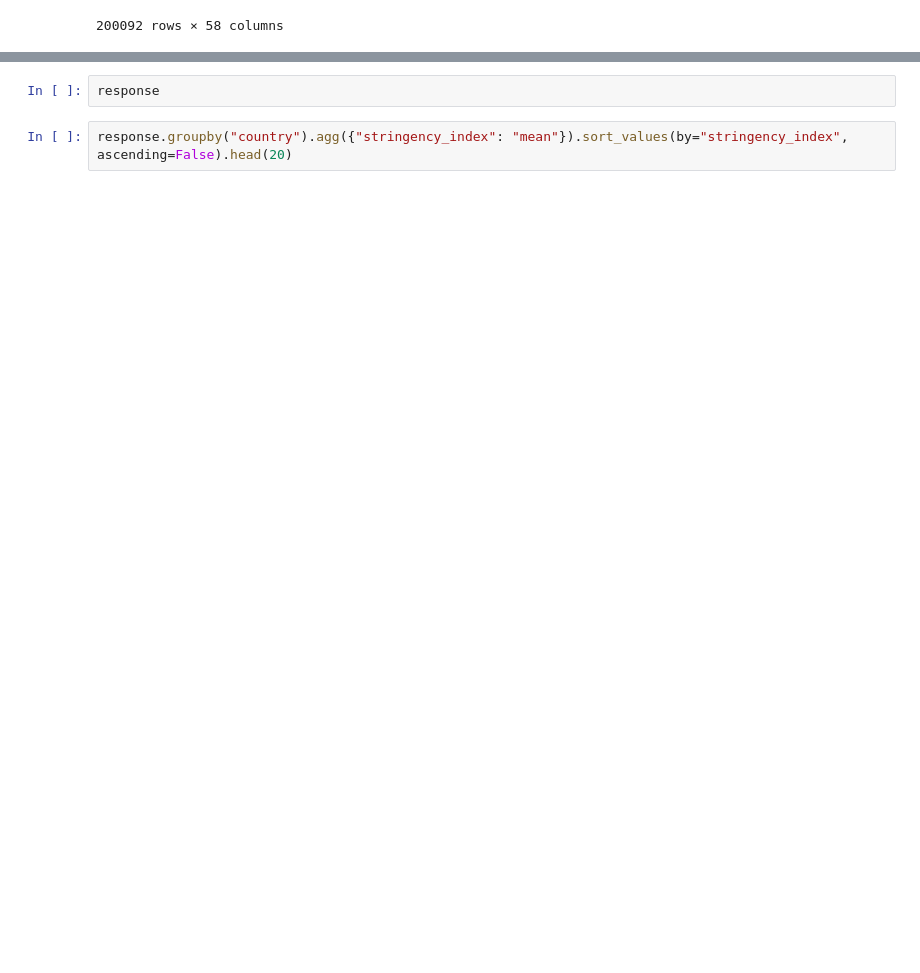
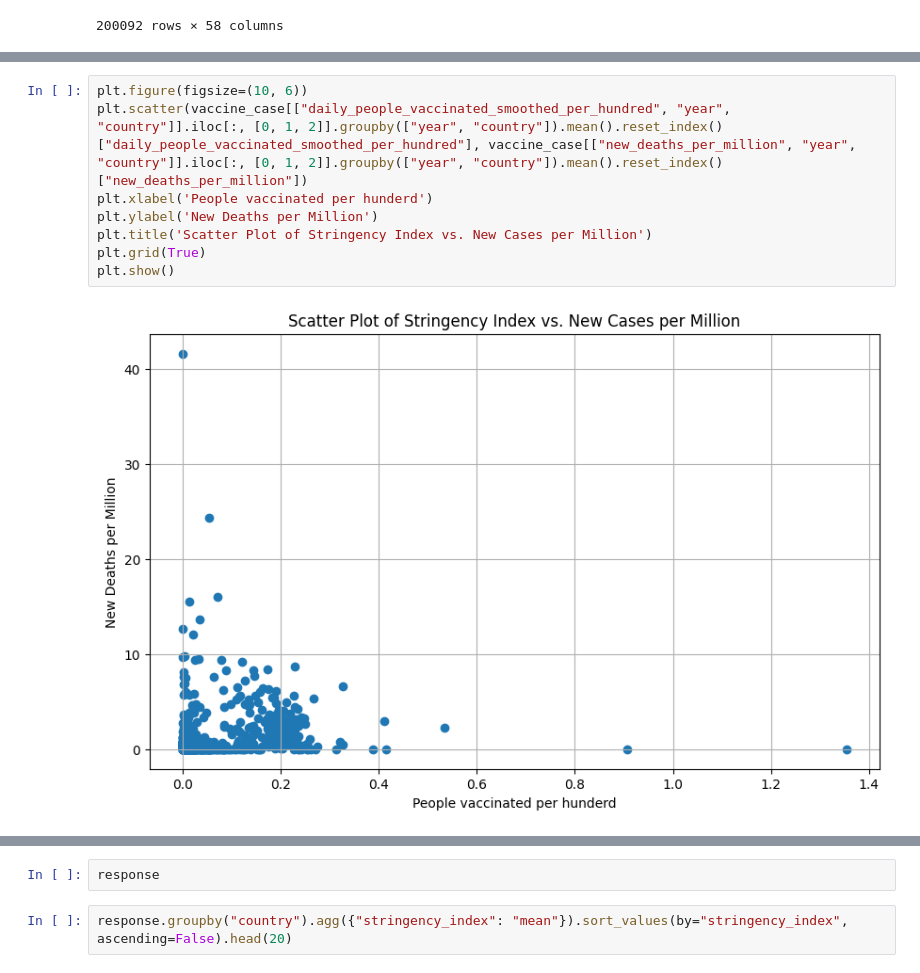
Before and after one commit to ArunKrishnan09/Covid-Analysis, a Jupyter notebook: Covid_analysis.ipynb, the cells around one changed output, grey strips where cells are left out. Cells and saved outputs as stored; diff of their text form; blank space fills up the shorter version.

```diff
--- a/Covid_analysis.ipynb
+++ b/Covid_analysis.ipynb
@@ -828,0 +831,10 @@ plt.show()
+# %%
+plt.figure(figsize=(10, 6))
+plt.scatter(vaccine_case[["daily_people_vaccinated_smoothed_per_hundred", "year", "country"]].iloc[:, [0, 1, 2]].groupby(["year", "country"]).mean().reset_index()["daily_people_vaccinated_smoothed_per_hundred"], vaccine_case[["new_deaths_per_million", "year", "country"]].iloc[:, [0, 1, 2]].groupby(["year", "country"]).mean().reset_index()["new_deaths_per_million"])
+plt.xlabel('People vaccinated per hunderd')
+plt.ylabel('New Deaths per Million')
+plt.title('Scatter Plot of Stringency Index vs. New Cases per Million')
+plt.grid(True)
+plt.show()
+# %% [output]
+[figure, added]
```
Also changed, not shown: parts of 4 cells of this notebook.
